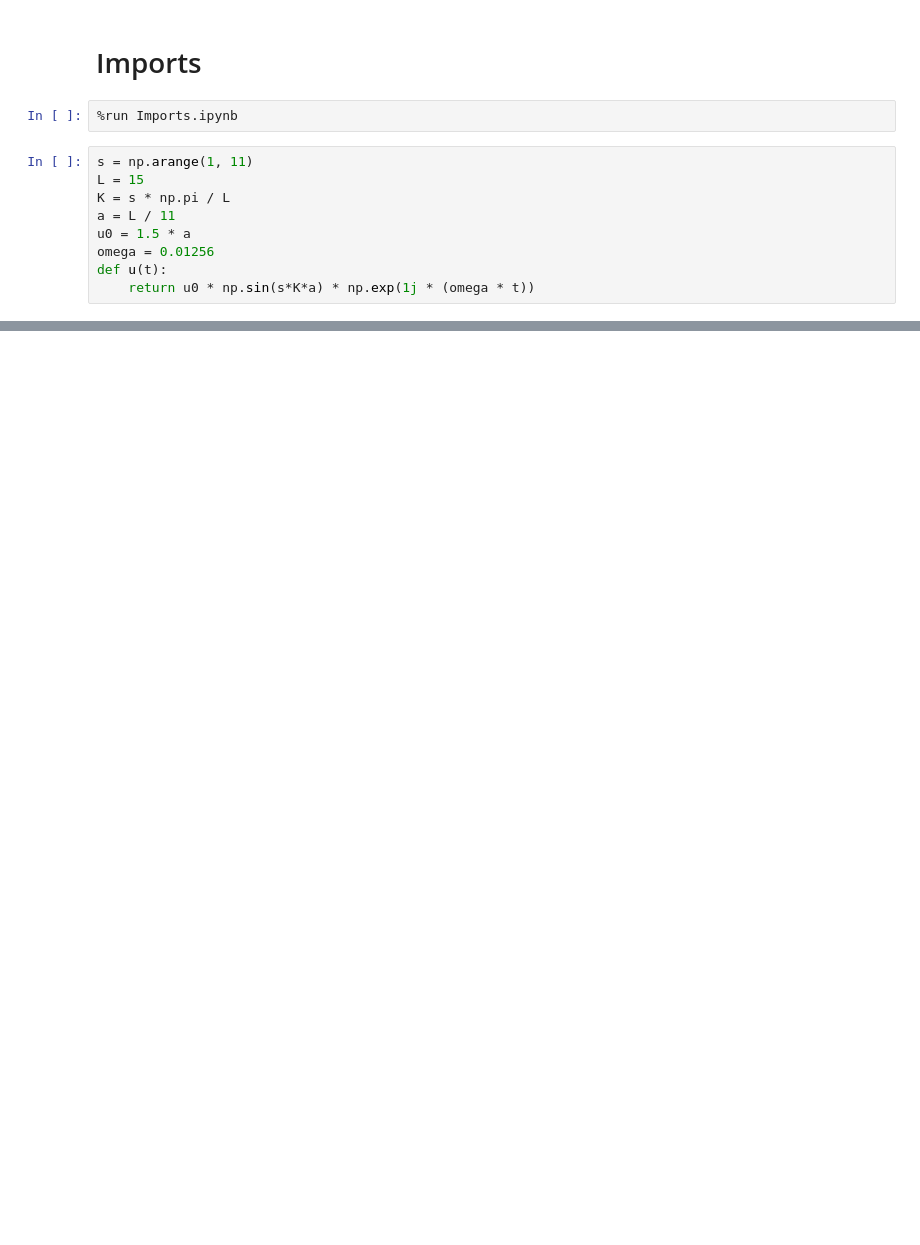
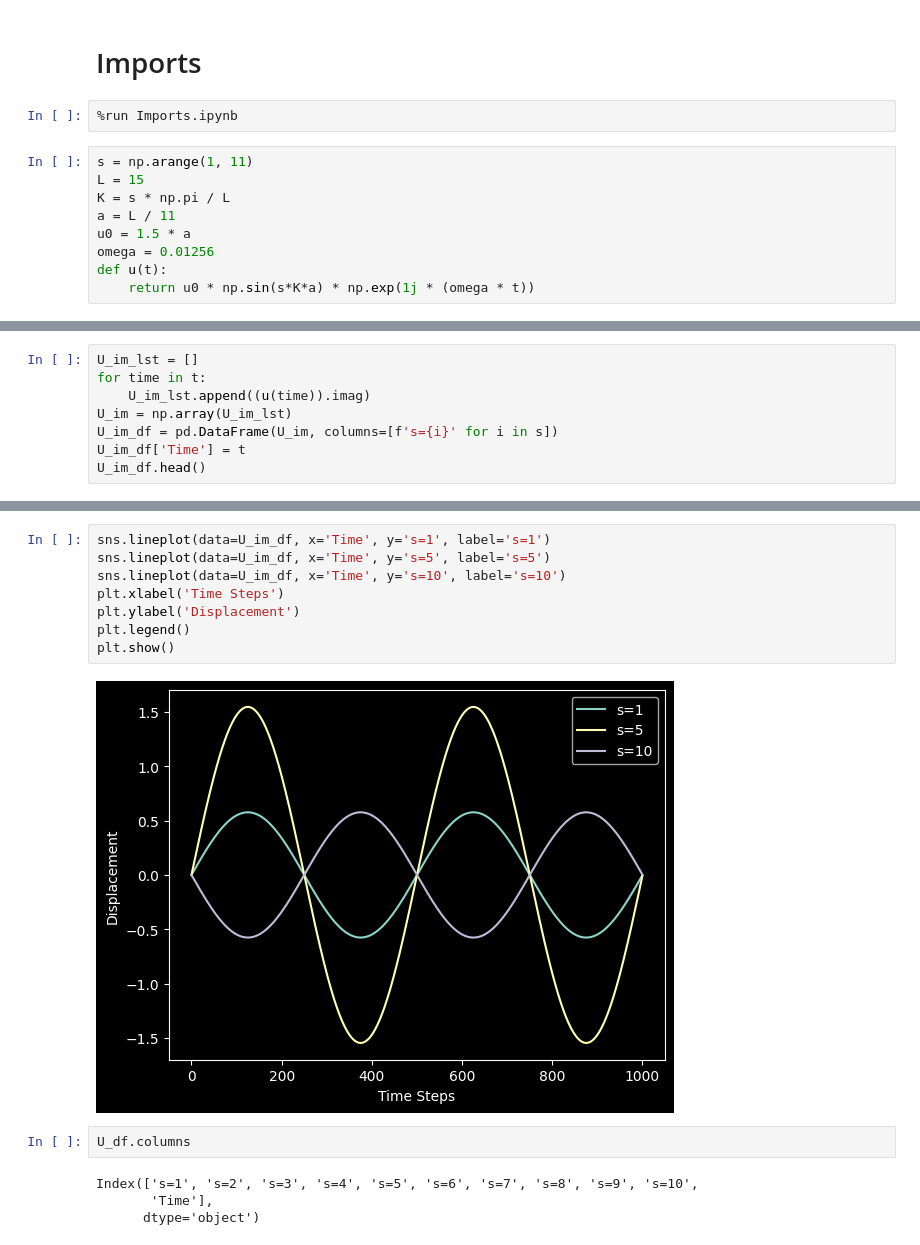
Before and after one commit to Ben-physics-dotcom/Solid_State_Physics_Equations, a Jupyter notebook: Notebooks/DOS.ipynb, the cells around one changed output, grey strips where cells are left out. Saved outputs shown, nothing was run; the diff lists cells and outputs as text; blank space fills up the shorter version.

```diff
--- a/Notebooks/DOS.ipynb
+++ b/Notebooks/DOS.ipynb
@@ -35,0 +63,8 @@ array([[ 0.57627114,  1.8606109 ,  1.10585622, ..., -1.10585622,
+# %%
+U_im_lst = []
+for time in t:
+    U_im_lst.append((u(time)).imag)
+U_im = np.array(U_im_lst)
+U_im_df = pd.DataFrame(U_im, columns=[f's={i}' for i in s])
+U_im_df['Time'] = t
+U_im_df.head()
@@ -35,0 +78,16 @@ array([[ 0.57627114,  1.8606109 ,  1.10585622, ..., -1.10585622,
+# %%
+sns.lineplot(data=U_im_df, x='Time', y='s=1', label='s=1')
+sns.lineplot(data=U_im_df, x='Time', y='s=5', label='s=5')
+sns.lineplot(data=U_im_df, x='Time', y='s=10', label='s=10')
+plt.xlabel('Time Steps')
+plt.ylabel('Displacement')
+plt.legend()
+plt.show()
+# %% [output]
+[figure, added]
+# %%
+U_df.columns
+# %% [output]
+Index(['s=1', 's=2', 's=3', 's=4', 's=5', 's=6', 's=7', 's=8', 's=9', 's=10',
+       'Time'],
+      dtype='object')
```
Also changed, not shown: parts of 9 cells of this notebook.
